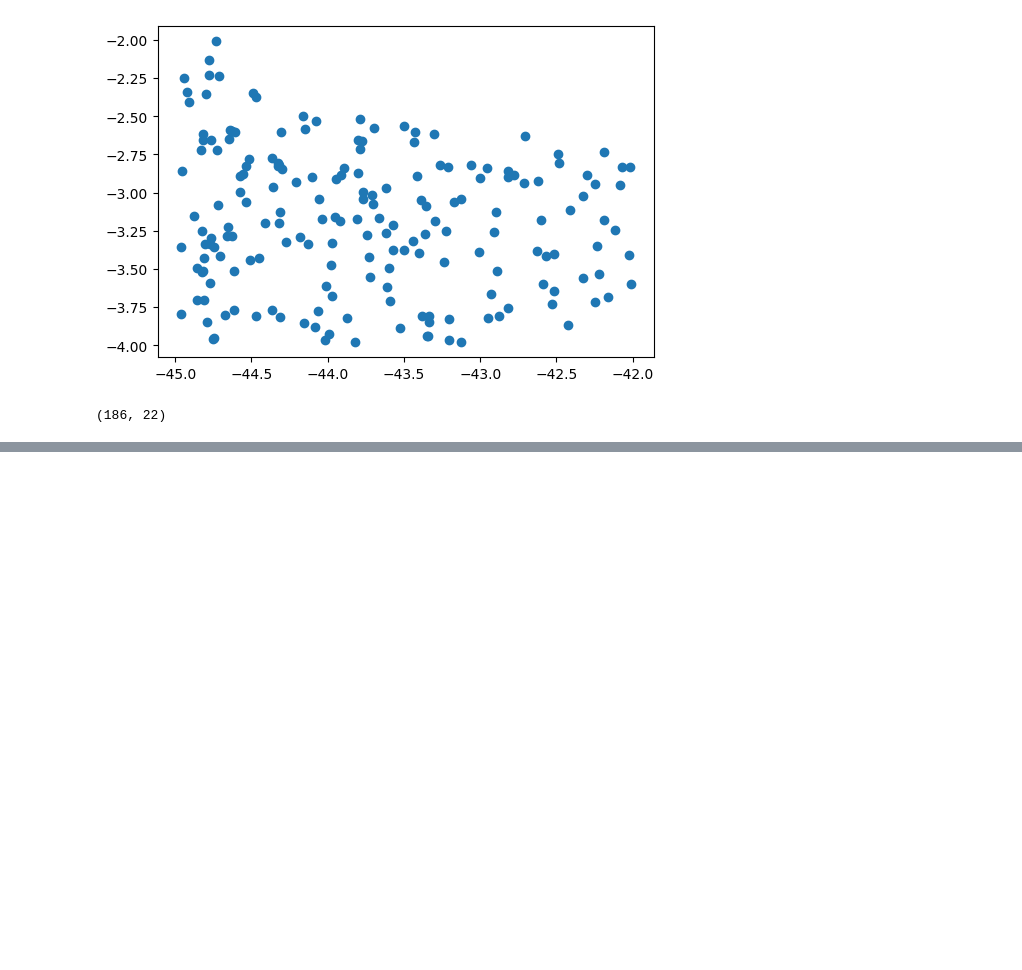
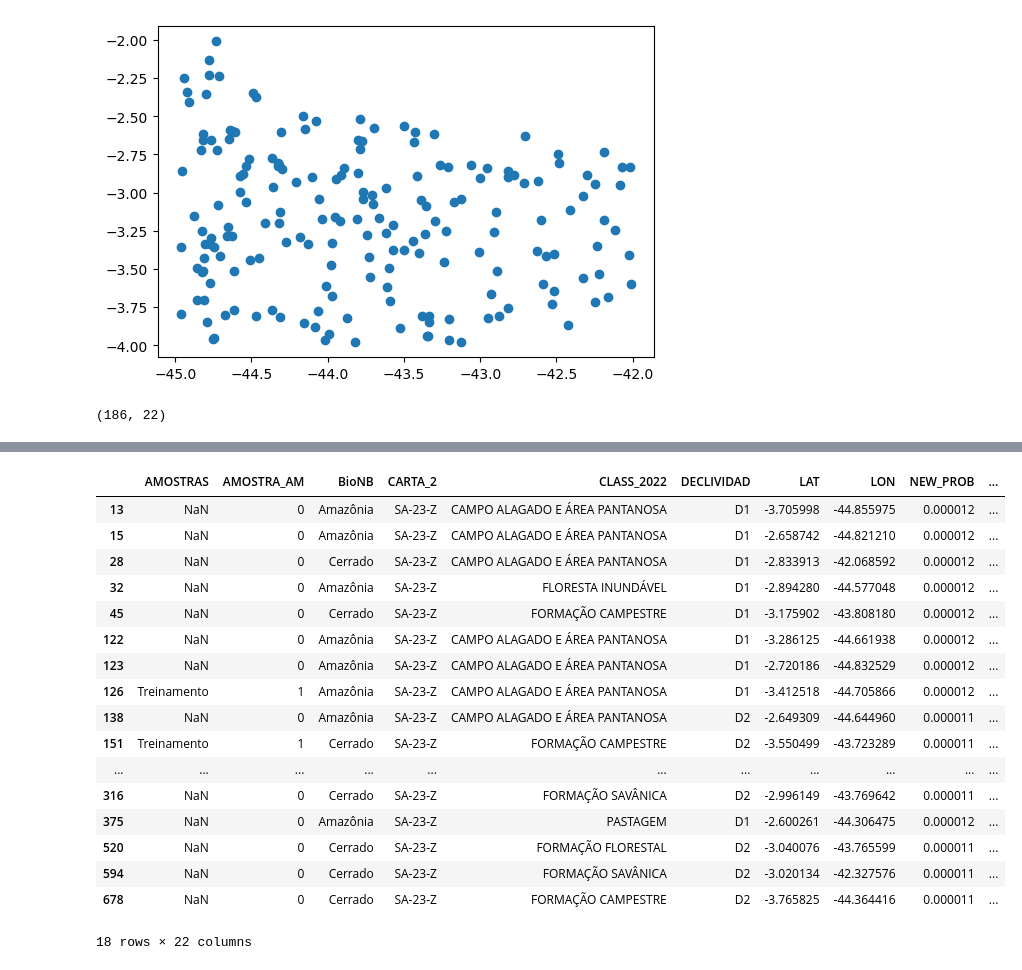
Before and after one commit to LambdaGeo/acuracia_slz, a Jupyter notebook: 2_acuracia_sa23z.ipynb, the cells around one changed output, grey strips where cells are left out. Cells and saved outputs as stored; diff of their text form; code cells hidden in the pictures; blank space fills up the shorter version.

```diff
--- a/2_acuracia_sa23z.ipynb
+++ b/2_acuracia_sa23z.ipynb
@@ -1867,0 +1878,21 @@ gdf_erros.shape
+# %%
+gdf_erros.query("classification > 20")
+# %% [output]
+|  | AMOSTRAS | AMOSTRA_AM | BioNB | CARTA_2 | CLASS_2022 | DECLIVIDAD | LAT | LON | NEW_PROB | ... |
+| 13 | NaN | 0 | Amazônia | SA-23-Z | CAMPO ALAGADO E ÁREA PANTANOSA | D1 | -3.705998 | -44.855975 | 0.000012 | ... |
+| 15 | NaN | 0 | Amazônia | SA-23-Z | CAMPO ALAGADO E ÁREA PANTANOSA | D1 | -2.658742 | -44.821210 | 0.000012 | ... |
+| 28 | NaN | 0 | Cerrado | SA-23-Z | CAMPO ALAGADO E ÁREA PANTANOSA | D1 | -2.833913 | -42.068592 | 0.000012 | ... |
+| 32 | NaN | 0 | Amazônia | SA-23-Z | FLORESTA INUNDÁVEL | D1 | -2.894280 | -44.577048 | 0.000012 | ... |
+| 45 | NaN | 0 | Cerrado | SA-23-Z | FORMAÇÃO CAMPESTRE | D1 | -3.175902 | -43.808180 | 0.000012 | ... |
+| 122 | NaN | 0 | Amazônia | SA-23-Z | CAMPO ALAGADO E ÁREA PANTANOSA | D1 | -3.286125 | -44.661938 | 0.000012 | ... |
+| 123 | NaN | 0 | Amazônia | SA-23-Z | CAMPO ALAGADO E ÁREA PANTANOSA | D1 | -2.720186 | -44.832529 | 0.000012 | ... |
+| 126 | Treinamento | 1 | Amazônia | SA-23-Z | CAMPO ALAGADO E ÁREA PANTANOSA | D1 | -3.412518 | -44.705866 | 0.000012 | ... |
+| 138 | NaN | 0 | Amazônia | SA-23-Z | CAMPO ALAGADO E ÁREA PANTANOSA | D2 | -2.649309 | -44.644960 | 0.000011 | ... |
+| 151 | Treinamento | 1 | Cerrado | SA-23-Z | FORMAÇÃO CAMPESTRE | D2 | -3.550499 | -43.723289 | 0.000011 | ... |
+| ... | ... | ... | ... | ... | ... | ... | ... | ... | ... | ... |
+| 316 | NaN | 0 | Cerrado | SA-23-Z | FORMAÇÃO SAVÂNICA | D2 | -2.996149 | -43.769642 | 0.000011 | ... |
+| 375 | NaN | 0 | Amazônia | SA-23-Z | PASTAGEM | D1 | -2.600261 | -44.306475 | 0.000012 | ... |
+| 520 | NaN | 0 | Cerrado | SA-23-Z | FORMAÇÃO FLORESTAL | D2 | -3.040076 | -43.765599 | 0.000011 | ... |
+| 594 | NaN | 0 | Cerrado | SA-23-Z | FORMAÇÃO SAVÂNICA | D2 | -3.020134 | -42.327576 | 0.000011 | ... |
+| 678 | NaN | 0 | Cerrado | SA-23-Z | FORMAÇÃO CAMPESTRE | D2 | -3.765825 | -44.364416 | 0.000011 | ... |
+18 rows × 22 columns
```
Also changed, not shown: parts of 8 cells of this notebook.
